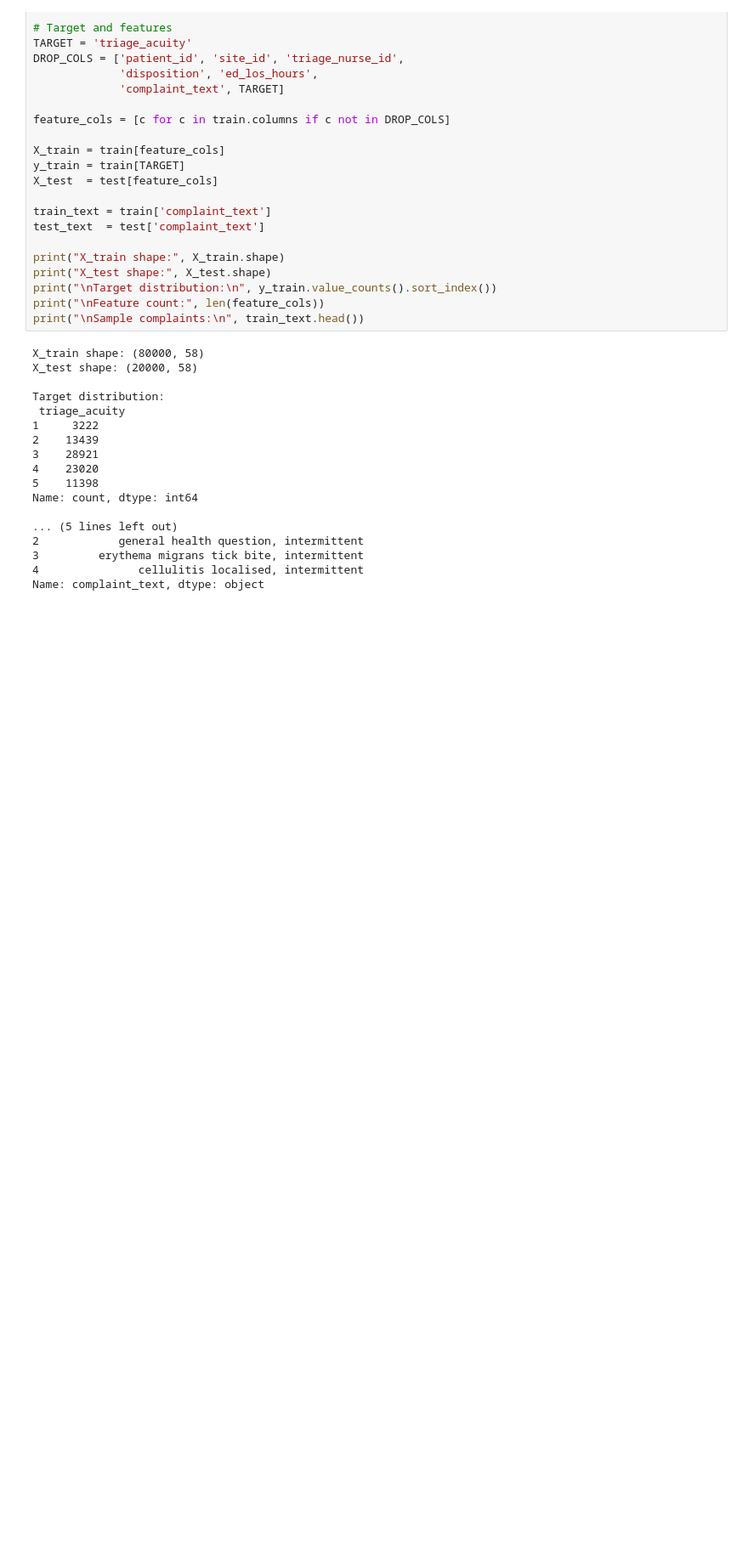
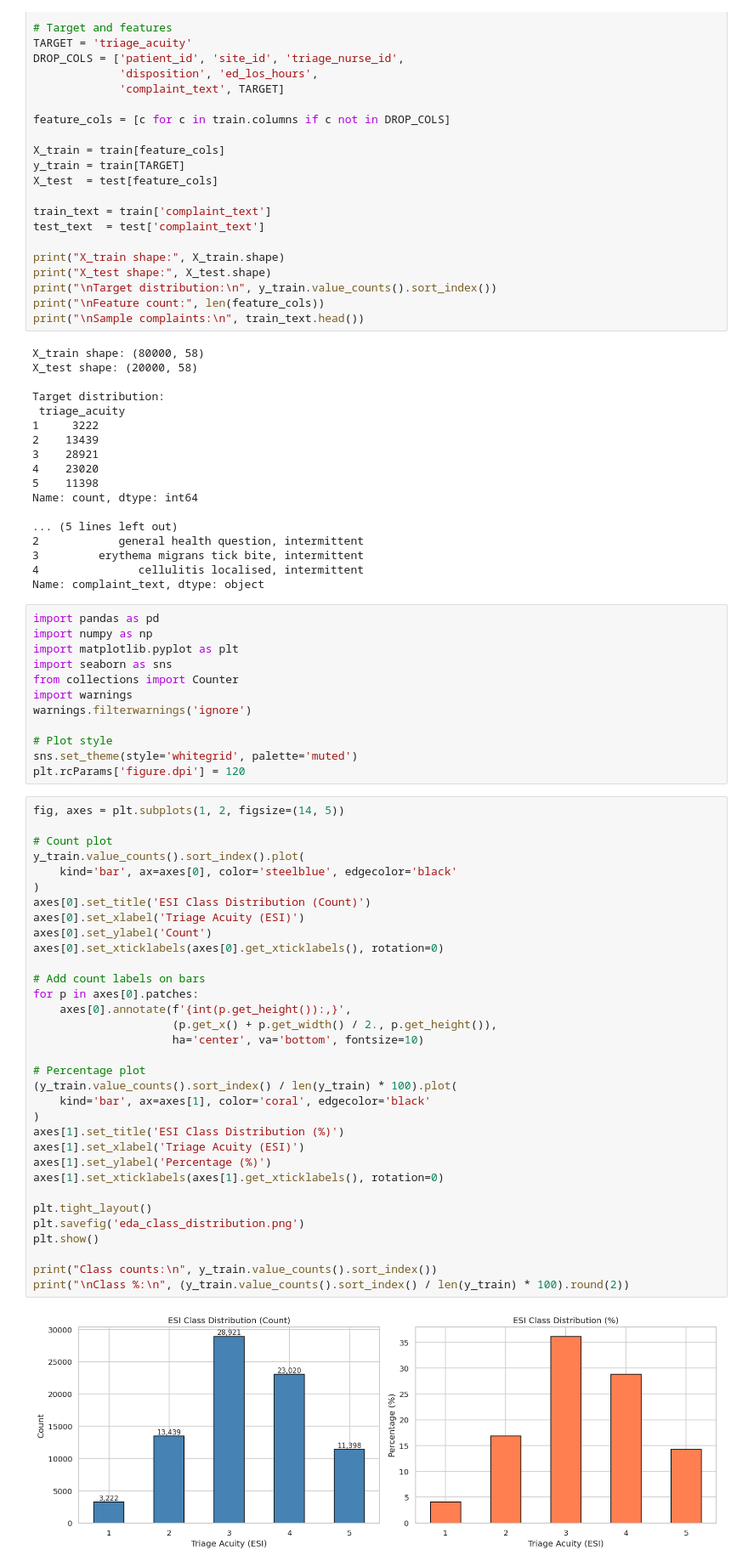
Before and after one commit to sayan1506/Triagegeist, a Jupyter notebook: Triagegegist_Phase_1.ipynb, the cells around one changed output. Shown at 85% size. Drawn from its saved outputs; the diff is of its cells as text; blank space fills up the shorter version.

```diff
--- a/Triagegegist_Phase_1.ipynb
+++ b/Triagegegist_Phase_1.ipynb
@@ -88,3 +88,50 @@ Name: count, dtype: int64
 3         erythema migrans tick bite, intermittent
 4               cellulitis localised, intermittent
 Name: complaint_text, dtype: object
+# %%
+import pandas as pd
+import numpy as np
+import matplotlib.pyplot as plt
+import seaborn as sns
+from collections import Counter
+import warnings
+warnings.filterwarnings('ignore')
+
+# Plot style
+sns.set_theme(style='whitegrid', palette='muted')
+plt.rcParams['figure.dpi'] = 120
+# %%
+fig, axes = plt.subplots(1, 2, figsize=(14, 5))
+
+# Count plot
+y_train.value_counts().sort_index().plot(
+    kind='bar', ax=axes[0], color='steelblue', edgecolor='black'
+)
+axes[0].set_title('ESI Class Distribution (Count)')
+axes[0].set_xlabel('Triage Acuity (ESI)')
+axes[0].set_ylabel('Count')
+axes[0].set_xticklabels(axes[0].get_xticklabels(), rotation=0)
+
+# Add count labels on bars
+for p in axes[0].patches:
+    axes[0].annotate(f'{int(p.get_height()):,}',
+                     (p.get_x() + p.get_width() / 2., p.get_height()),
+                     ha='center', va='bottom', fontsize=10)
+
+# Percentage plot
+(y_train.value_counts().sort_index() / len(y_train) * 100).plot(
+    kind='bar', ax=axes[1], color='coral', edgecolor='black'
+)
+axes[1].set_title('ESI Class Distribution (%)')
+axes[1].set_xlabel('Triage Acuity (ESI)')
+axes[1].set_ylabel('Percentage (%)')
+axes[1].set_xticklabels(axes[1].get_xticklabels(), rotation=0)
+
+plt.tight_layout()
+plt.savefig('eda_class_distribution.png')
+plt.show()
+
+print("Class counts:\n", y_train.value_counts().sort_index())
+print("\nClass %:\n", (y_train.value_counts().sort_index() / len(y_train) * 100).round(2))
+# %% [output]
+[figure, added]
```
Also changed, not shown: parts of 16 cells of this notebook.
